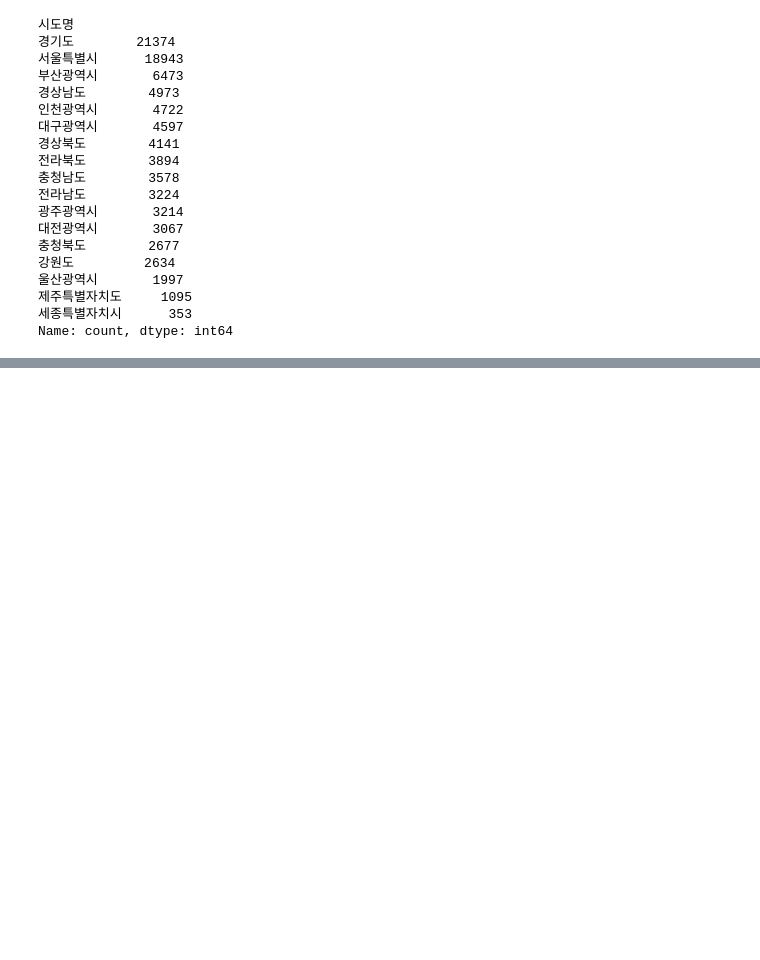
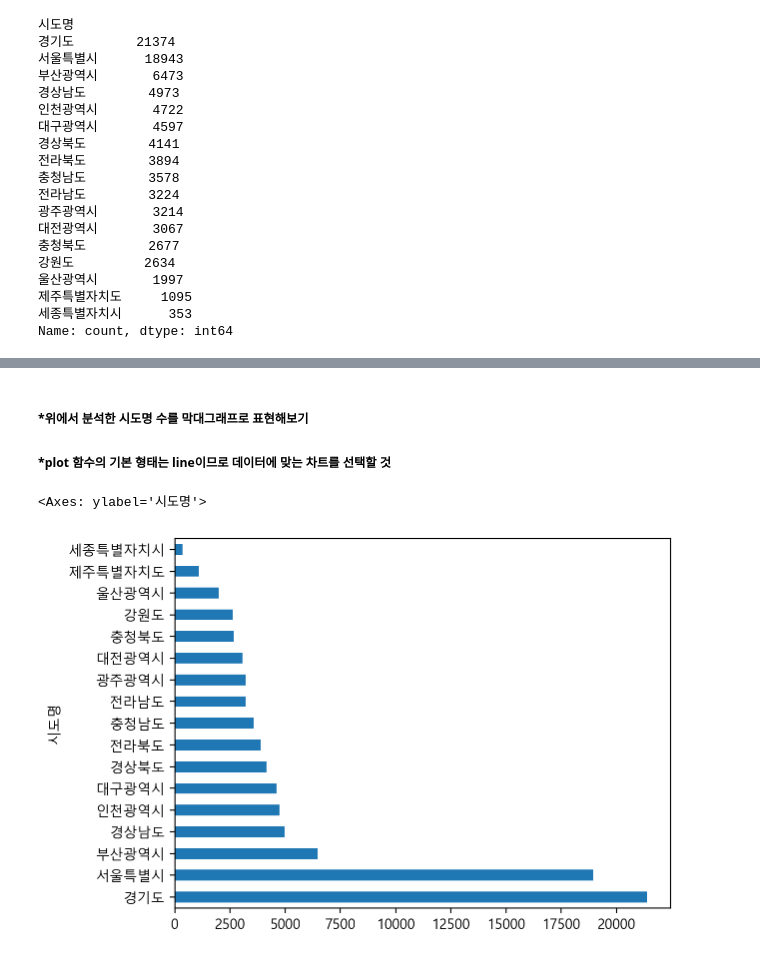
Before and after one commit to TAYKang1008/BAF-17-FRESH-Edu, a Jupyter notebook: 17기 신입교육세션 과제1_강태희.ipynb, the cells around one changed output, grey strips where cells are left out. Cells and saved outputs as stored; diff of their text form; code cells hidden in the pictures; blank space fills up the shorter version.

```diff
--- a/17기 신입교육세션 과제1_강태희.ipynb
+++ b/17기 신입교육세션 과제1_강태희.ipynb
@@ -409,7 +413,8 @@ array(['병원', '약국/한약방', '수의업', '유사의료업', '의료관
 ##### *value_counts를 사용하면 카테고리 형태의 데이터 갯수를 세워볼 수 있음
 ##### *value_counts: 지정된 열의 각 값(value)에 대한 모든 발생 횟수를 반환
 # %%
-df['시도명'].value_counts()
+city=df['시도명'].value_counts()
+city
 # %% [output]
 시도명
 경기도        21374
@@ -448,0 +466,8 @@ df.describe()
+# %% [markdown]
+##### *위에서 분석한 시도명 수를 막대그래프로 표현해보기
+##### *plot 함수의 기본 형태는 line이므로 데이터에 맞는 차트를 선택할 것
+# %%
+city.plot.barh()
+# %% [output]
+<Axes: ylabel='시도명'>
+[figure, added]
```
Also changed, not shown: parts of 20 cells of this notebook.
